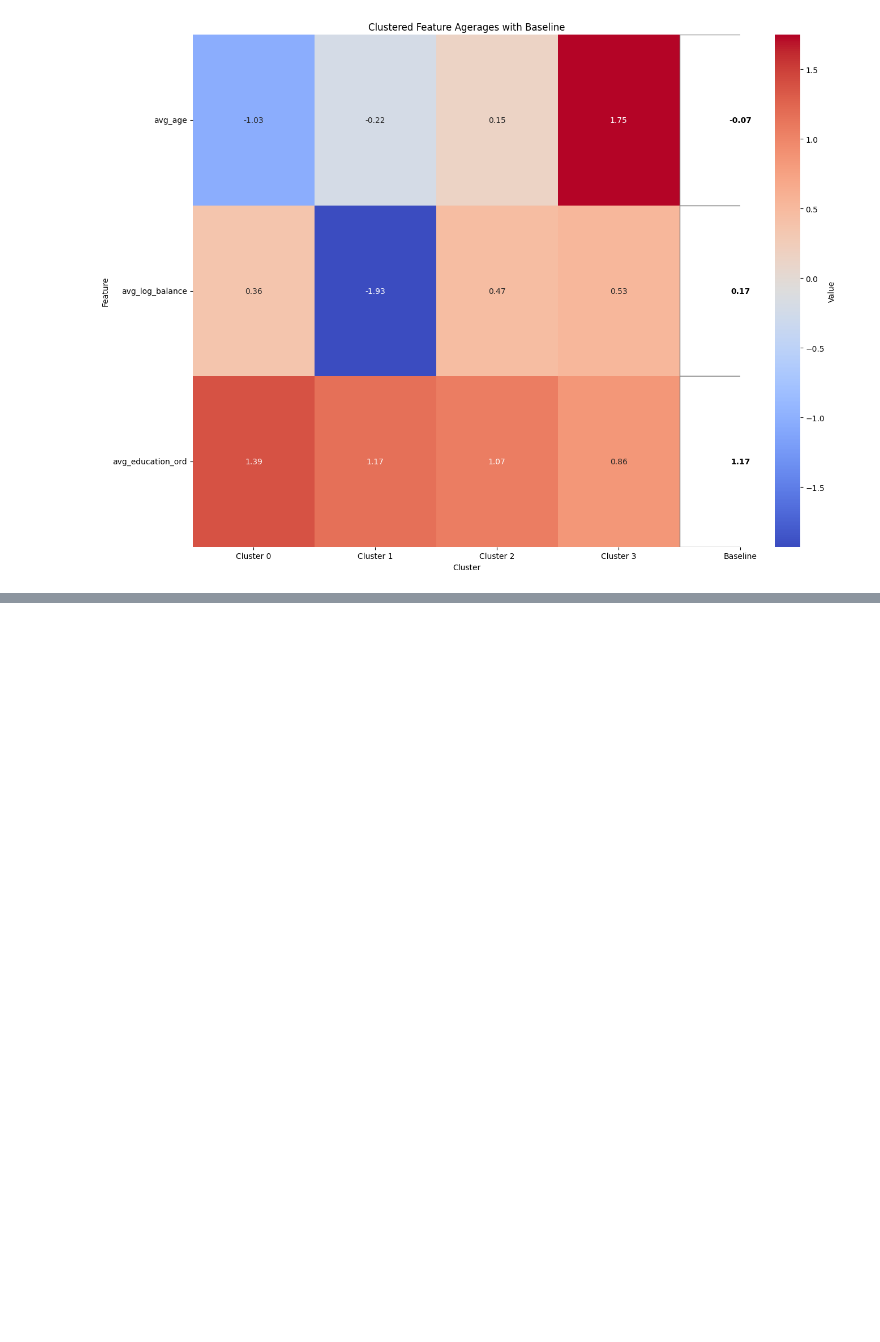
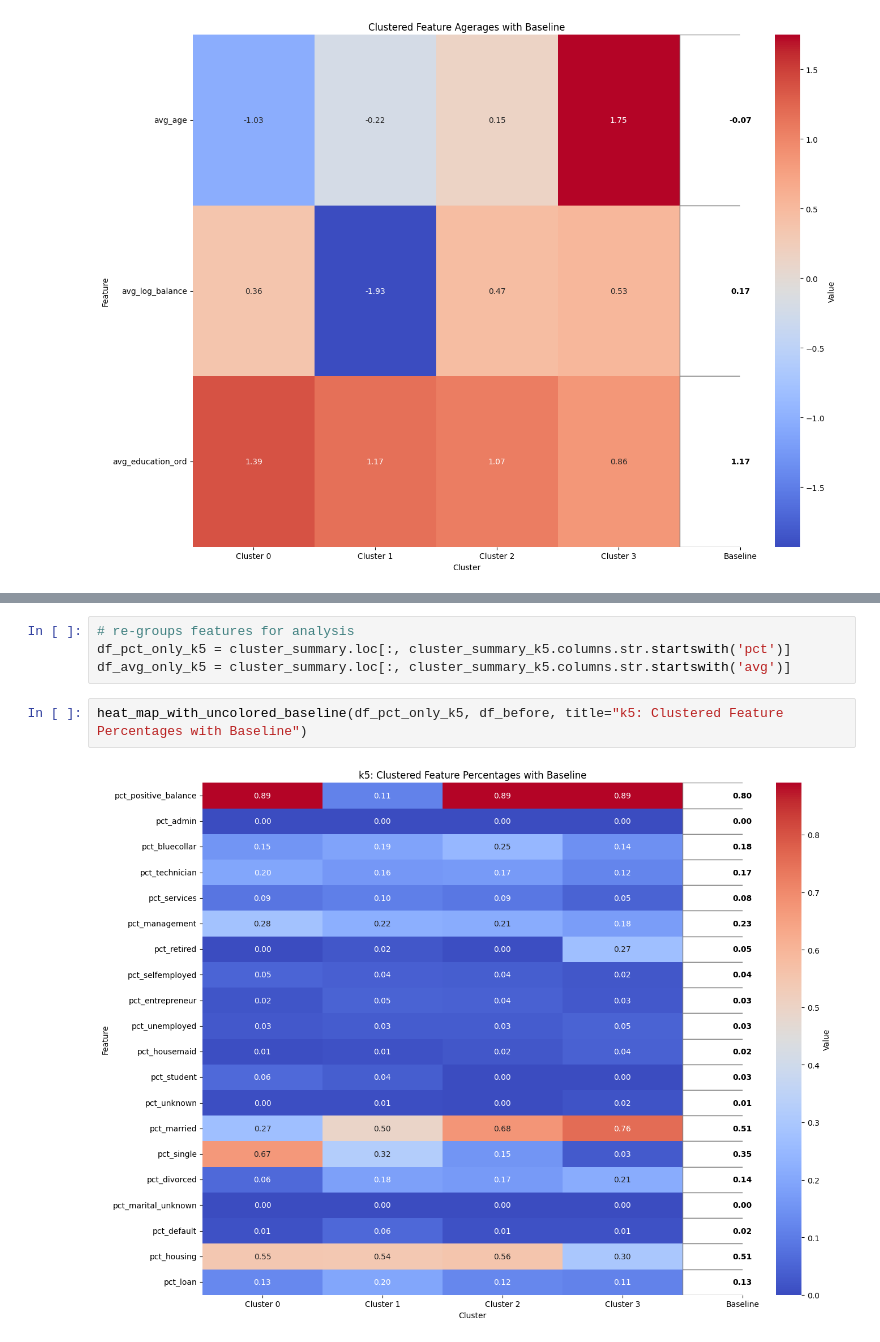
Before and after one commit to FederCO23/Term_Deposit_Marketing_-_tpx4U1BHhRR0IUm9, a Jupyter notebook: TermDepositMarketing_part2.ipynb, the cells around one changed output, grey strips where cells are left out. Saved outputs shown, nothing was run; the diff lists cells and outputs as text; blank space fills up the shorter version.

```diff
--- a/TermDepositMarketing_part2.ipynb
+++ b/TermDepositMarketing_part2.ipynb
@@ -722,0 +699,8 @@ DuckDB has a built-in K-Means function that lets us cluster directly in SQL.
+# %%
+# re-groups features for analysis
+df_pct_only_k5 = cluster_summary.loc[:, cluster_summary_k5.columns.str.startswith('pct')]
+df_avg_only_k5 = cluster_summary.loc[:, cluster_summary_k5.columns.str.startswith('avg')]
+# %%
+heat_map_with_uncolored_baseline(df_pct_only_k5, df_before, title="k5: Clustered Feature Percentages with Baseline")
+# %% [output]
+[figure, added]
```
Also changed, not shown: parts of 18 cells of this notebook.
